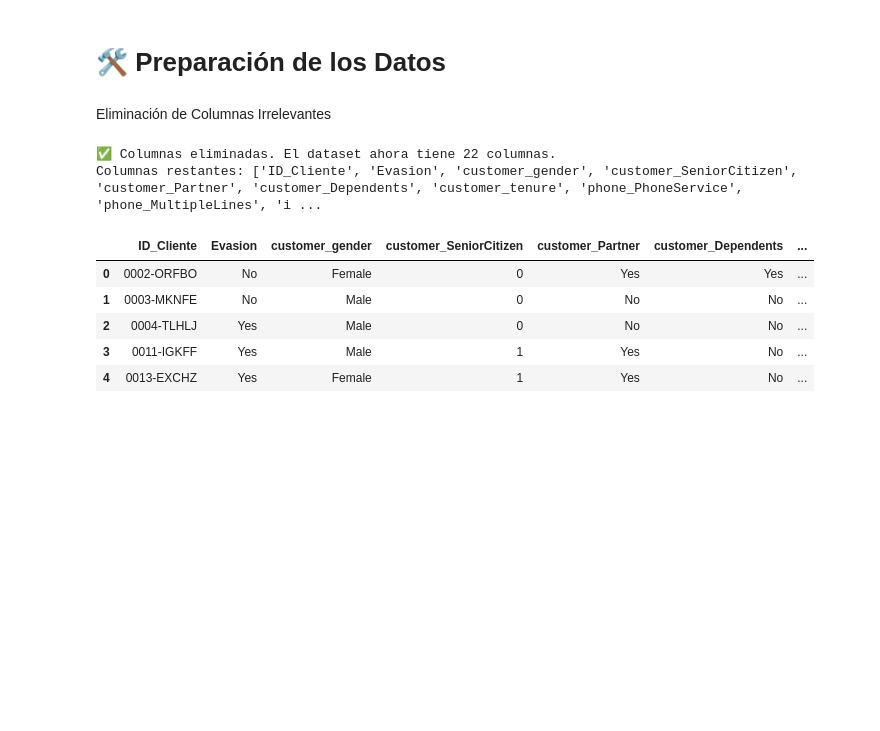
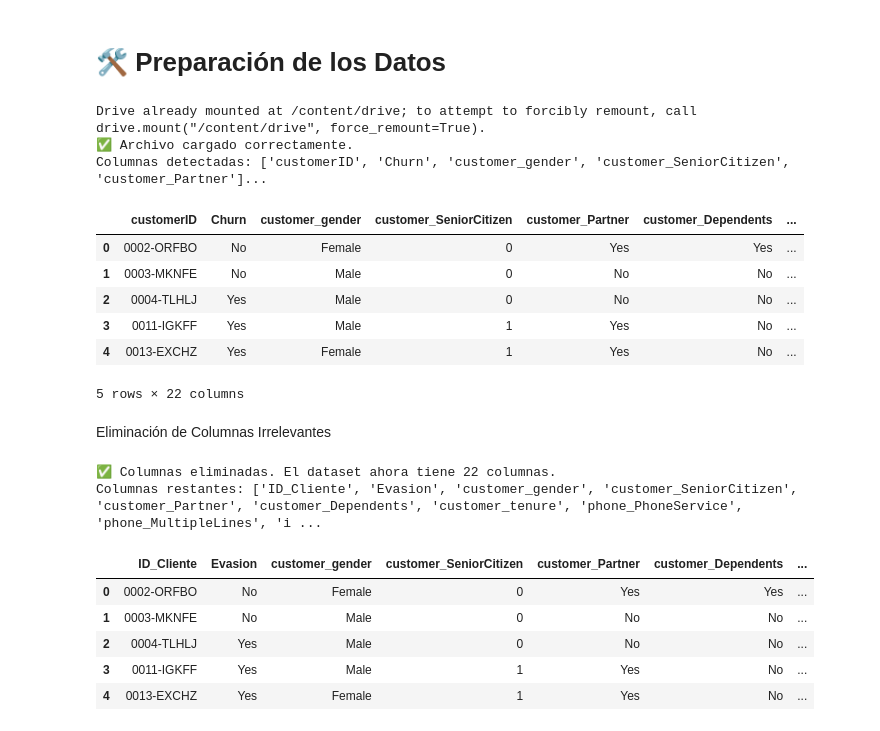
Before and after one commit to Karla12-B/Challenge-Telecom-2da-Parte, a Jupyter notebook: Desafio_Telecom_2da.ipynb, the cells around one changed output. Saved outputs shown, nothing was run; the diff lists cells and outputs as text; code cells hidden in the pictures; blank space fills up the shorter version.

```diff
--- a/Desafio_Telecom_2da.ipynb
+++ b/Desafio_Telecom_2da.ipynb
@@ -11 +5,27 @@ df_analisis = pd.read_csv('/content/drive/MyDrive/TelecomX_Tratado.csv')
+# %%
+import pandas as pd
+from google.colab import drive
+
+# 1. Montamos el drive (te pedirá permiso de nuevo)
+drive.mount('/content/drive')
+
+# 2. Cargamos el archivo
+ruta = '/content/drive/MyDrive/TelecomX_Tratado.csv'
+df_analisis = pd.read_csv(ruta)
+
+# 3. Verificamos que cargó bien
+print("✅ Archivo cargado correctamente.")
+print(f"Columnas detectadas: {df_analisis.columns.tolist()[:5]}...") # Muestra las primeras 5
+display(df_analisis.head())
+# %% [output]
+Drive already mounted at /content/drive; to attempt to forcibly remount, call drive.mount("/content/drive", force_remount=True).
+✅ Archivo cargado correctamente.
+Columnas detectadas: ['customerID', 'Churn', 'customer_gender', 'customer_SeniorCitizen', 'customer_Partner']...
+|  | customerID | Churn | customer_gender | customer_SeniorCitizen | customer_Partner | customer_Dependents | ... |
+| 0 | 0002-ORFBO | No | Female | 0 | Yes | Yes | ... |
+| 1 | 0003-MKNFE | No | Male | 0 | No | No | ... |
+| 2 | 0004-TLHLJ | Yes | Male | 0 | No | No | ... |
+| 3 | 0011-IGKFF | Yes | Male | 1 | Yes | No | ... |
+| 4 | 0013-EXCHZ | Yes | Female | 1 | Yes | No | ... |
+5 rows × 22 columns
 # %%
```
Also changed, not shown: parts of 20 cells of this notebook.
